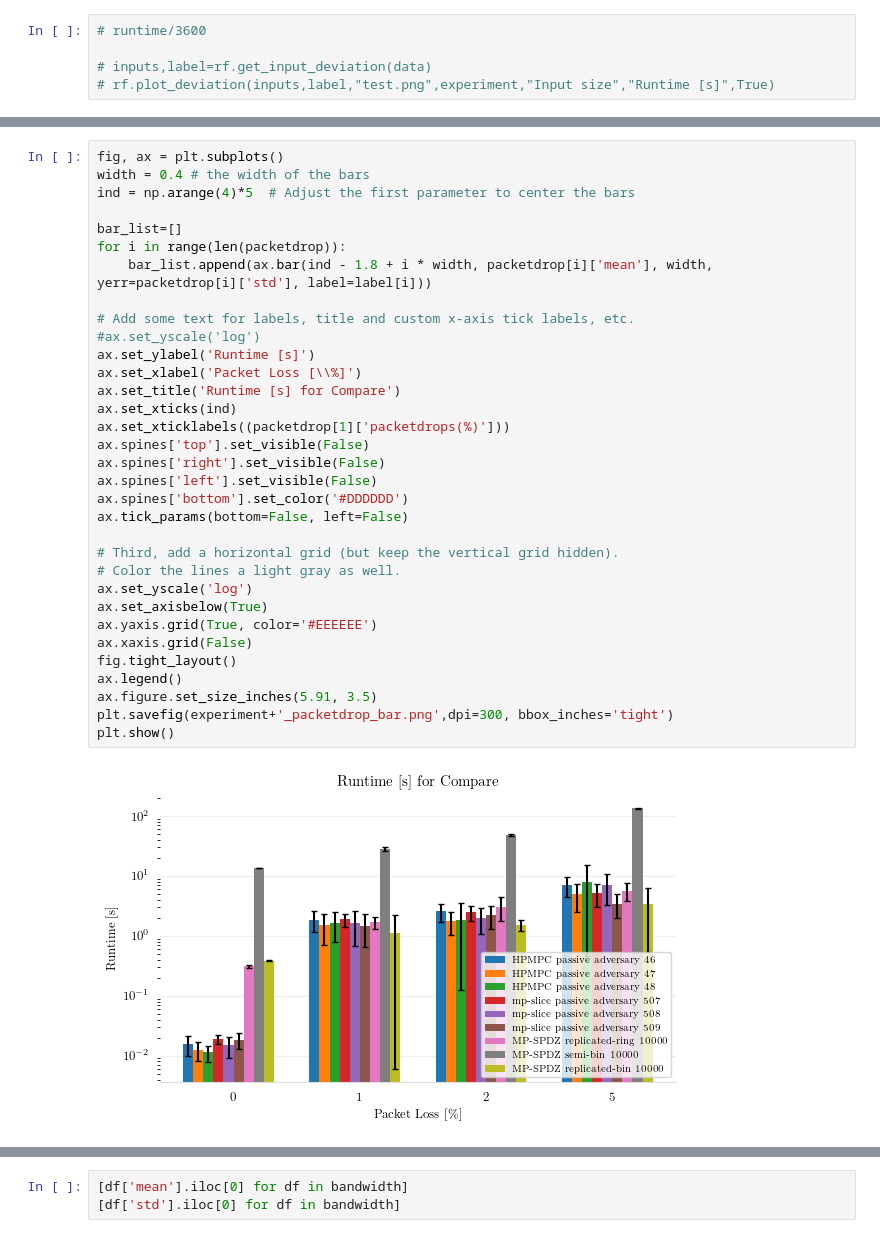
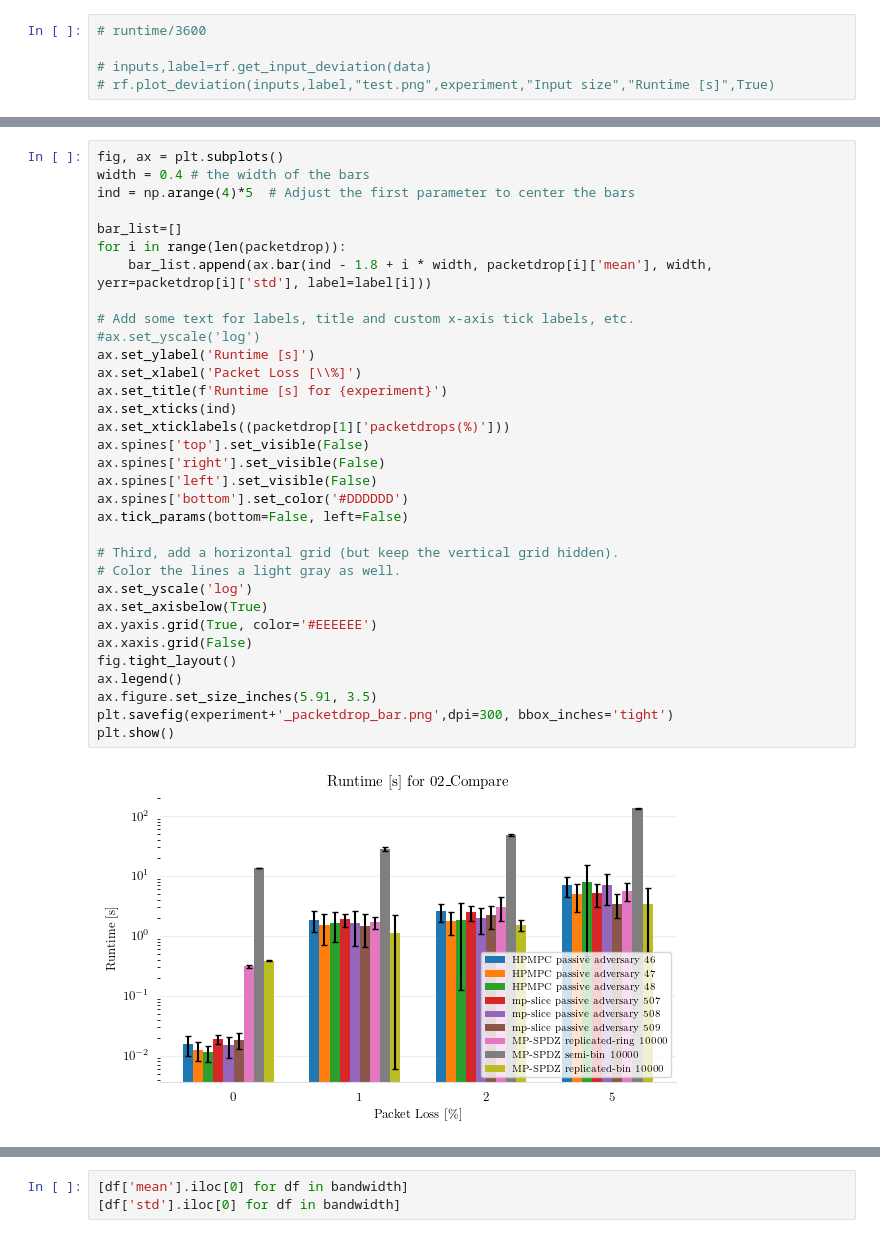
Before and after one commit to aSlunk/results, a Jupyter notebook: mp-slice/02_Compare/Deviation.ipynb, the cells around one changed output, grey strips where cells are left out. Cells and saved outputs as stored; diff of their text form.

Commit message:
update 02_compare

```diff
--- a/mp-slice/02_Compare/Deviation.ipynb
+++ b/mp-slice/02_Compare/Deviation.ipynb
@@ -210,35 +195,35 @@ width = 0.4 # the width of the bars
 ind = np.arange(4)*5  # Adjust the first parameter to center the bars
 
 bar_list=[]
 for i in range(len(packetdrop)):
     bar_list.append(ax.bar(ind - 1.8 + i * width, packetdrop[i]['mean'], width, yerr=packetdrop[i]['std'], label=label[i]))
 
 # Add some text for labels, title and custom x-axis tick labels, etc.
 #ax.set_yscale('log')
 ax.set_ylabel('Runtime [s]')
 ax.set_xlabel('Packet Loss [\\%]')
-ax.set_title('Runtime [s] for Compare')
+ax.set_title(f'Runtime [s] for {experiment}')
 ax.set_xticks(ind)
 ax.set_xticklabels((packetdrop[1]['packetdrops(%)']))
 ax.spines['top'].set_visible(False)
 ax.spines['right'].set_visible(False)
 ax.spines['left'].set_visible(False)
 ax.spines['bottom'].set_color('#DDDDDD')
 ax.tick_params(bottom=False, left=False)
 
 # Third, add a horizontal grid (but keep the vertical grid hidden).
 # Color the lines a light gray as well.
 ax.set_yscale('log')
 ax.set_axisbelow(True)
 ax.yaxis.grid(True, color='#EEEEEE')
 ax.xaxis.grid(False)
 fig.tight_layout()
 ax.legend()
 ax.figure.set_size_inches(5.91, 3.5)
 plt.savefig(experiment+'_packetdrop_bar.png',dpi=300, bbox_inches='tight')
 plt.show()
 # %% [output]
-[figure, old version]
+[figure, new version]
 # %%
 bandwidth,label=rf.get_bandwidth_deviation(data)
 # del bandwidth[-2] # Auction
```
Also changed, not shown: parts of 5 cells of this notebook.
